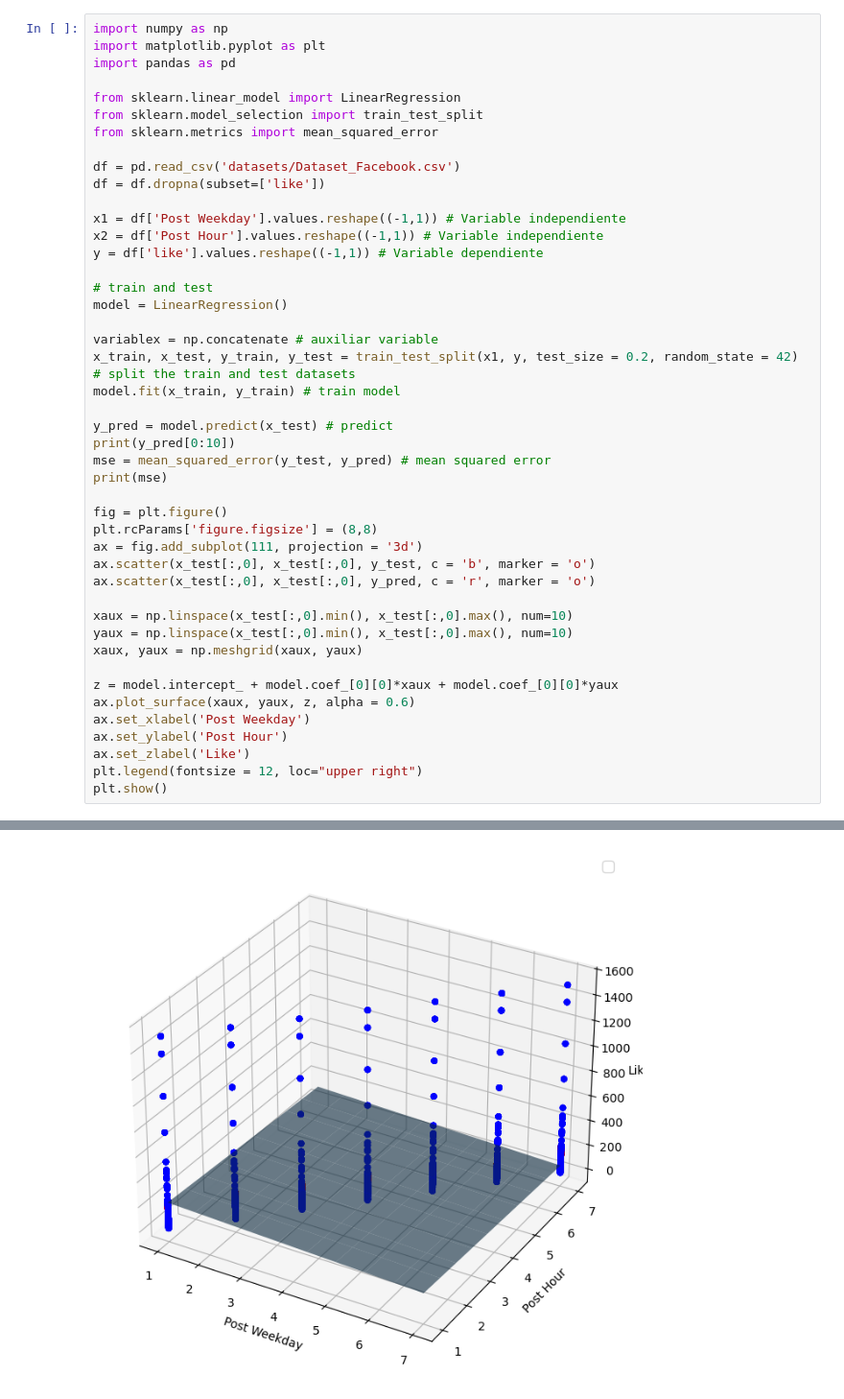
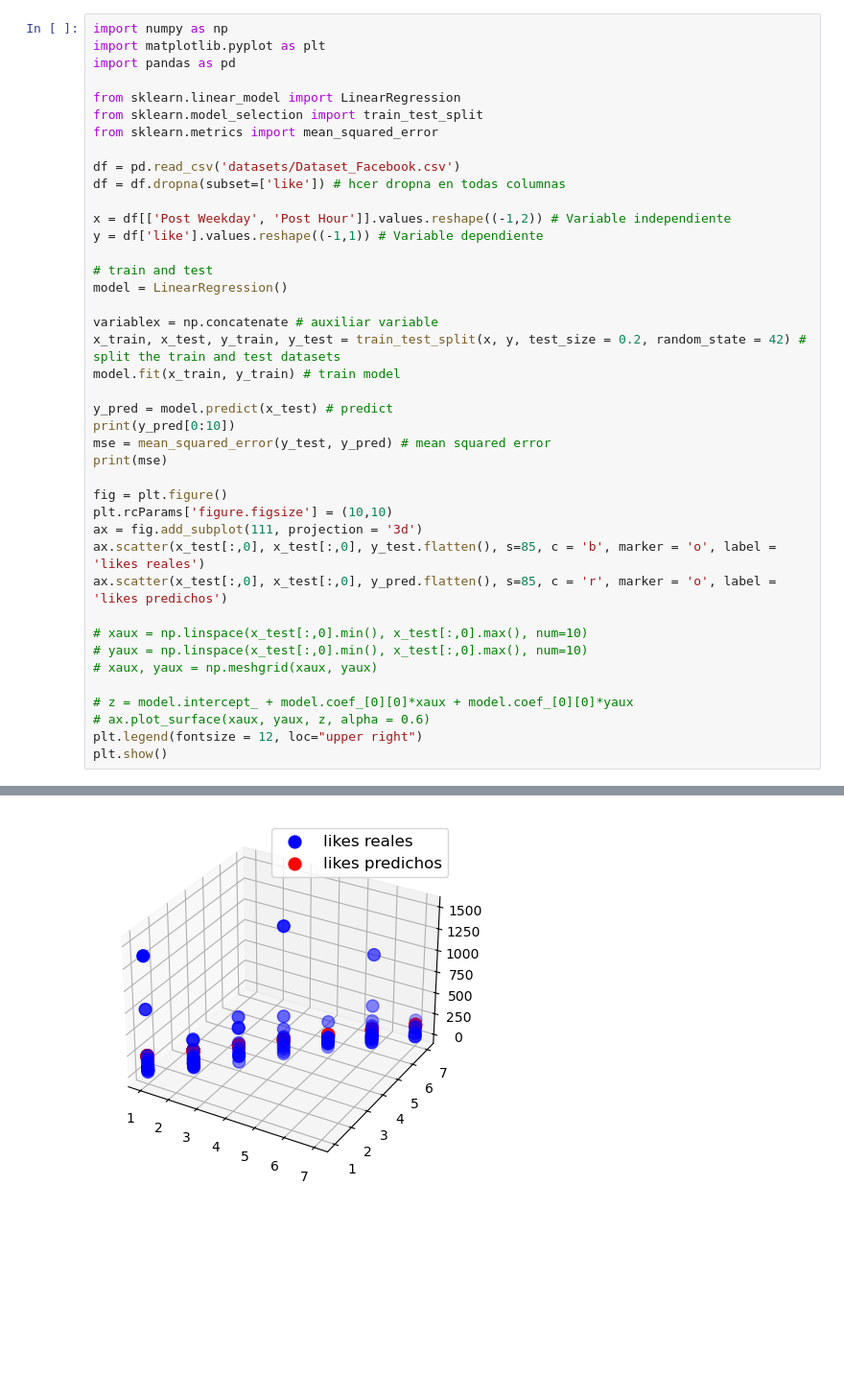
Before and after one commit to Gambled23/Aprendizaje-maquina, a Jupyter notebook: GonzalezGironCesarDaniel_Practica6_10-03-25.ipynb, the cells around one changed output, grey strips where cells are left out. Shown at 96% size. Drawn from its saved outputs; the diff is of its cells as text; blank space fills up the shorter version.

```diff
--- a/GonzalezGironCesarDaniel_Practica6_10-03-25.ipynb
+++ b/GonzalezGironCesarDaniel_Practica6_10-03-25.ipynb
@@ -8,17 +8,16 @@ from sklearn.model_selection import train_test_split
 from sklearn.metrics import mean_squared_error
 
 df = pd.read_csv('datasets/Dataset_Facebook.csv')
-df = df.dropna(subset=['like'])
+df = df.dropna(subset=['like']) # hcer dropna en todas columnas
 
-x1 = df['Post Weekday'].values.reshape((-1,1)) # Variable independiente
-x2 = df['Post Hour'].values.reshape((-1,1)) # Variable independiente
+x = df[['Post Weekday', 'Post Hour']].values.reshape((-1,2)) # Variable independiente
 y = df['like'].values.reshape((-1,1)) # Variable dependiente
 
 # train and test
 model = LinearRegression()
 
 variablex = np.concatenate # auxiliar variable
-x_train, x_test, y_train, y_test = train_test_split(x1, y, test_size = 0.2, random_state = 42) # split the train and test datasets
+x_train, x_test, y_train, y_test = train_test_split(x, y, test_size = 0.2, random_state = 42) # split the train and test datasets
 model.fit(x_train, y_train) # train model
 
 y_pred = model.predict(x_test) # predict
@@ -27,20 +26,17 @@ mse = mean_squared_error(y_test, y_pred) # mean squared error
 print(mse)
 
 fig = plt.figure()
-plt.rcParams['figure.figsize'] = (8,8)
+plt.rcParams['figure.figsize'] = (10,10)
 ax = fig.add_subplot(111, projection = '3d')
-ax.scatter(x_test[:,0], x_test[:,0], y_test, c = 'b', marker = 'o')
-ax.scatter(x_test[:,0], x_test[:,0], y_pred, c = 'r', marker = 'o')
+ax.scatter(x_test[:,0], x_test[:,0], y_test.flatten(), s=85, c = 'b', marker = 'o', label = 'likes reales')
+ax.scatter(x_test[:,0], x_test[:,0], y_pred.flatten(), s=85, c = 'r', marker = 'o', label = 'likes predichos')
 
-xaux = np.linspace(x_test[:,0].min(), x_test[:,0].max(), num=10)
-yaux = np.linspace(x_test[:,0].min(), x_test[:,0].max(), num=10)
-xaux, yaux = np.meshgrid(xaux, yaux)
+# xaux = np.linspace(x_test[:,0].min(), x_test[:,0].max(), num=10)
+# yaux = np.linspace(x_test[:,0].min(), x_test[:,0].max(), num=10)
+# xaux, yaux = np.meshgrid(xaux, yaux)
 
-z = model.intercept_ + model.coef_[0][0]*xaux + model.coef_[0][0]*yaux
-ax.plot_surface(xaux, yaux, z, alpha = 0.6)
-ax.set_xlabel('Post Weekday')
-ax.set_ylabel('Post Hour')
-ax.set_zlabel('Like')
+# z = model.intercept_ + model.coef_[0][0]*xaux + model.coef_[0][0]*yaux
+# ax.plot_surface(xaux, yaux, z, alpha = 0.6)
 plt.legend(fontsize = 12, loc="upper right")
 plt.show()
 # %% [output]
@@ -58 +54 @@ plt.show()
-[figure, old version]
+[figure, new version]
```
Also changed, not shown: parts of 1 cell of this notebook, 4 other files.
